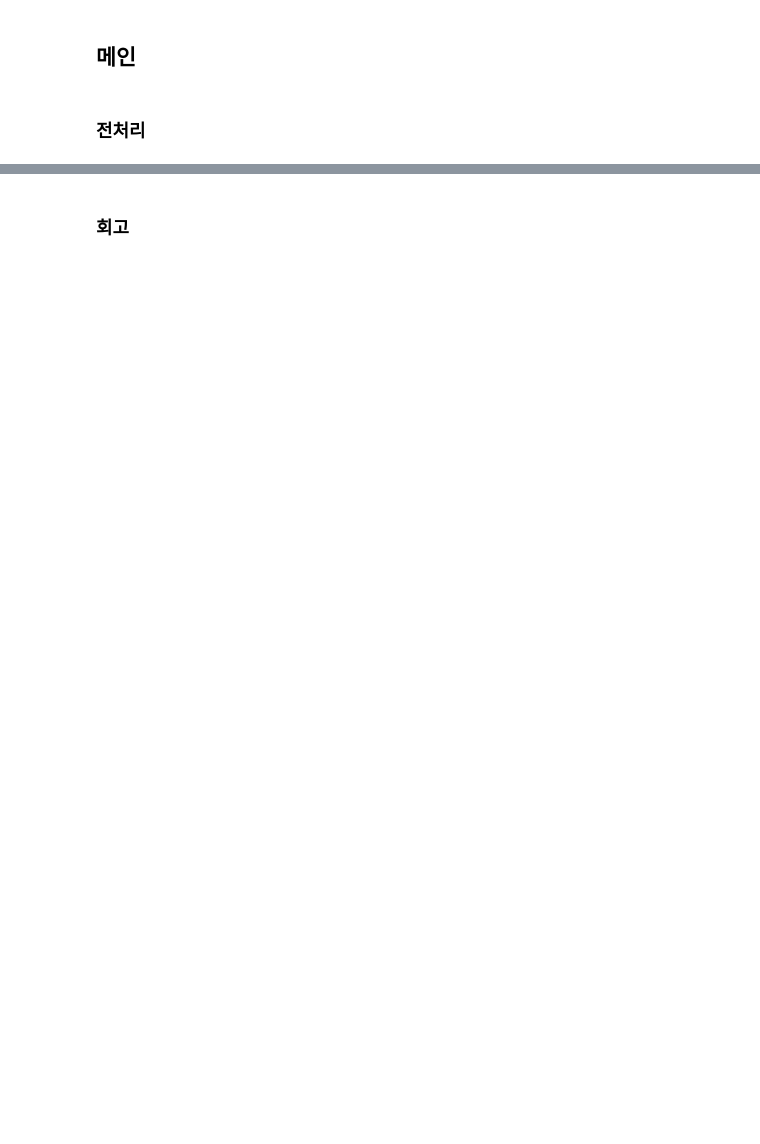
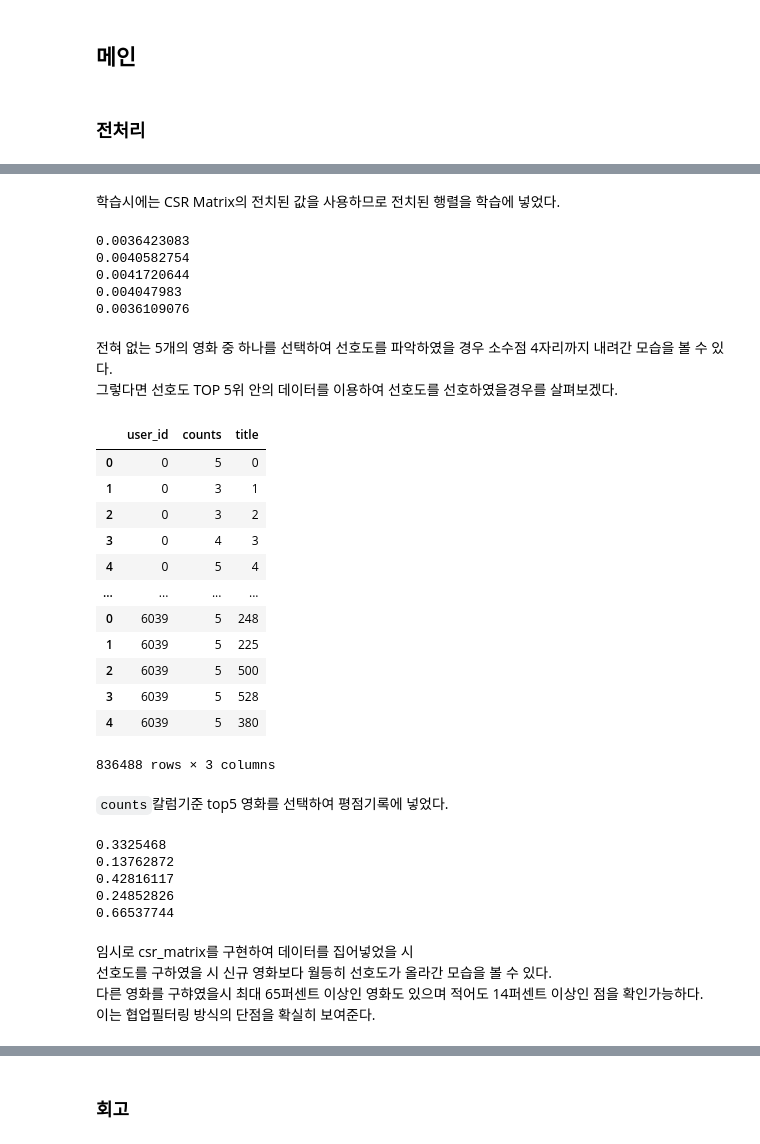
Before and after one commit to hwangsae91/project_so, a Jupyter notebook: exploration/[Exp_15]20221104.ipynb, the cells around one changed output, grey strips where cells are left out. Cells and saved outputs as stored; diff of their text form; code cells hidden in the pictures; blank space fills up the shorter version.

```diff
--- a/exploration/[Exp_15]20221104.ipynb
+++ b/exploration/[Exp_15]20221104.ipynb
@@ -407,0 +291,36 @@ print(summarize(text, ratio=0.005))
+# %% [markdown]
+학습시에는 CSR Matrix의 전치된 값을 사용하므로 전치된 행렬을 학습에 넣었다.
+# %%
+for i in range(len(MY_FAVORIT_LIST)):
+    user_hhyong, favorit1 = user_to_idx[MY_NICKNAME], movie_to_idx[MY_FAVORIT_LIST[i]]
+    hhyong_vector, favorit1_vector = als_model.user_factors[user_hhyong], als_model.item_factors[favorit1]
+    print(np.dot(hhyong_vector, favorit1_vector))
+# %% [output]
+0.0036423083
+0.0040582754
+0.0041720644
+0.004047983
+0.0036109076
+# %% [markdown]
+전혀 없는 5개의 영화 중 하나를 선택하여 선호도를 파악하였을 경우 소수점 4자리까지 내려간 모습을 볼 수 있다.<br>
+그렇다면 선호도 TOP 5위 안의 데이터를 이용하여 선호도를 선호하였을경우를 살펴보겠다.
+# %%
+my_playlist = pd.DataFrame({'user_id': [user_to_idx[MY_NICKNAME]]*5, 'title': [movie_to_idx[m] for m in MY_FAVORIT_LIST_TOP], 'counts':[max_counts]*5})
+movie_info = movie_info.append(my_playlist)
+movie_info
+# %% [output]
+|  | user_id | counts | title |
+| 0 | 0 | 5 | 0 |
+| 1 | 0 | 3 | 1 |
+| 2 | 0 | 3 | 2 |
+| 3 | 0 | 4 | 3 |
+| 4 | 0 | 5 | 4 |
+| ... | ... | ... | ... |
+| 0 | 6039 | 5 | 248 |
+| 1 | 6039 | 5 | 225 |
+| 2 | 6039 | 5 | 500 |
+| 3 | 6039 | 5 | 528 |
+| 4 | 6039 | 5 | 380 |
+836488 rows × 3 columns
+# %% [markdown]
+`counts`칼럼기준 top5 영화를 선택하여 평점기록에 넣었다.
@@ -407,0 +332,16 @@ print(summarize(text, ratio=0.005))
+# %%
+for i in range(len(MY_FAVORIT_LIST_TOP)):
+    user_hhyong, favorit1 = user_to_idx[MY_NICKNAME], movie_to_idx[MY_FAVORIT_LIST_TOP[i]]
+    hhyong_vector, favorit1_vector = als_model.user_factors[user_hhyong], als_model.item_factors[favorit1]
+    print(np.dot(hhyong_vector, favorit1_vector))
+# %% [output]
+0.3325468
+0.13762872
+0.42816117
+0.24852826
+0.66537744
+# %% [markdown]
+임시로 csr_matrix를 구현하여 데이터를 집어넣었을 시<br>
+선호도를 구하였을 시 신규 영화보다 월등히 선호도가 올라간 모습을 볼 수 있다.<br>
+다른 영화를 구햐였을시 최대 65퍼센트 이상인 영화도 있으며 적어도 14퍼센트 이상인 점을 확인가능하다.<br>
+이는 협업필터링 방식의 단점을 확실히 보여준다.
```
Also changed, not shown: parts of 83 cells of this notebook.
